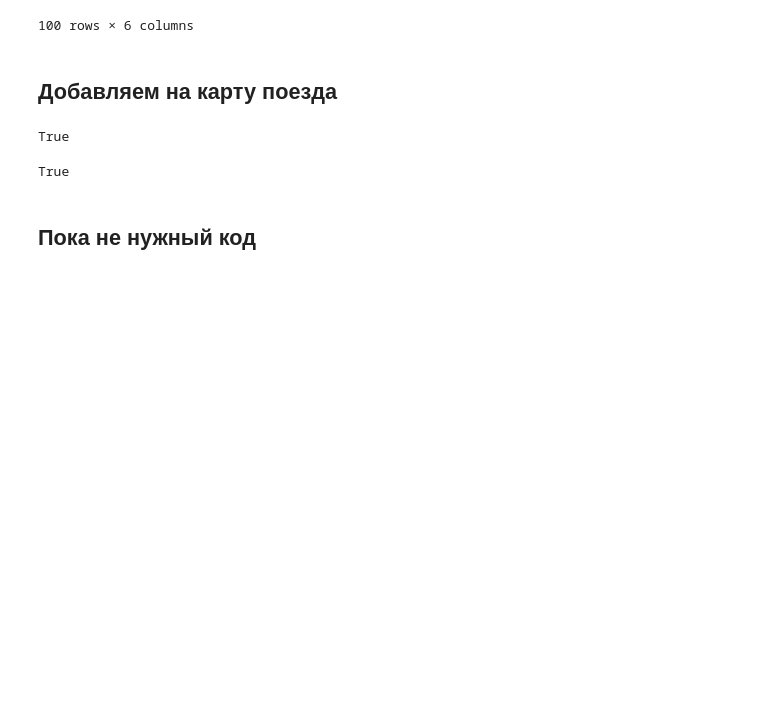
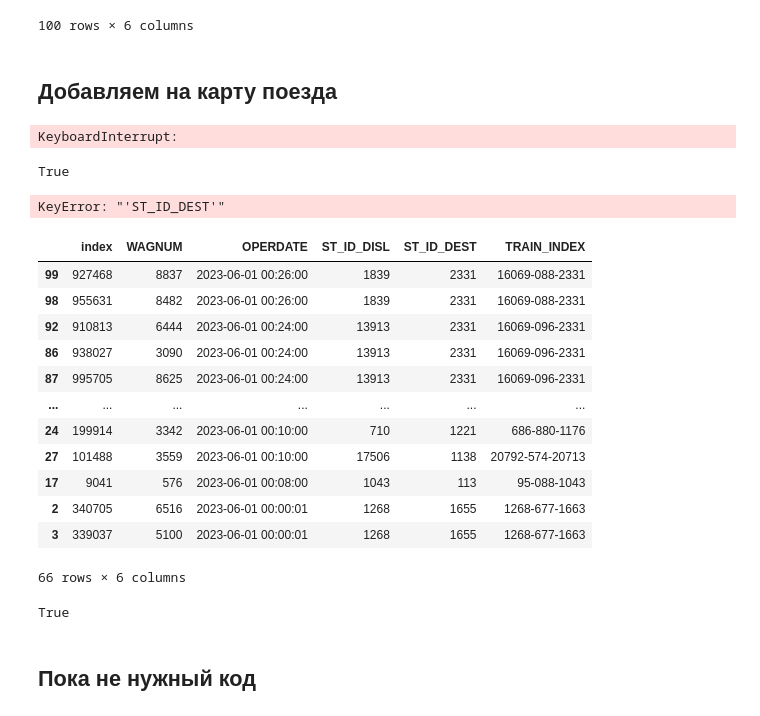
Before and after one commit to progagoda/data_wagon, a Jupyter notebook: PyMt/Test.ipynb, the cells around one changed output. Cells and saved outputs as stored; diff of their text form; code cells hidden in the pictures; blank space fills up the shorter version.

```diff
--- a/PyMt/Test.ipynb
+++ b/PyMt/Test.ipynb
@@ -104,19 +104,54 @@ for index, row in latest_data.iterrows():
     # Добавляем маркер текущего расположения вагона
     current_location = station_coord.loc[station_coord['ST_ID'] == row['ST_ID_DISL']]
     if not current_location.empty:
-        folium.Marker(location=[current_location['LATITUDE'].values[0], current_location['LONGITUDE'].values[0]],
-                    popup=f"Train: {row['TRAIN_INDEX']}, Destination: {row['ST_ID_DEST']}").add_to(m)
+        folium.Marker(location=[current_location['LATITUDE'].values[0],
+                                current_location['LONGITUDE'].values[0]],
+                    popup=f"<div>Train: {row['TRAIN_INDEX']},\n Destination: {row['ST_ID_DEST']},\n<\div>").add_to(m)
 
-# 3. При нажатии на вагон отметить точку назначения текущего вагона
-for index, row in latest_data.iterrows():
-    # Добавляем всплывающий маркер для точки назначения
-    destination_location = station_coord.loc[station_coord['ST_ID'] == row['ST_ID_DEST']]
-    if not destination_location.empty:
-        folium.Marker(location=[destination_location['LATITUDE'].values[0], destination_location['LONGITUDE'].values[0]],
-                    popup=f"Destination: {row['ST_ID_DEST']}").add_to(m)
+# # 3. При нажатии на вагон отметить точку назначения текущего вагона
+# for index, row in latest_data.iterrows():
+#     # Добавляем всплывающий маркер для точки назначения
+#     destination_location = station_coord.loc[station_coord['ST_ID'] == row['ST_ID_DEST']]
+#     if not destination_location.empty:
+#         folium.Marker(location=[destination_location['LATITUDE'].values[0], destination_location['LONGITUDE'].values[0]],
+#                     popup=f"Destination: {row['ST_ID_DEST']}").add_to(m)
 
 # Сохраняем карту в HTML-файл
 m.save('train_map.html')
 webbrowser.open_new_tab('train_map.html')
 # %% [output]
-True
+KeyboardInterrupt:
+# %%
+for index, row in latest_data.iterrows():
+    # Добавляем маркер текущего расположения вагона
+    current_location = station_coord.loc[station_coord['ST_ID'] == row['ST_ID_DISL']]
+    if not current_location.empty:
+        popup_html=fr"""<div >
+                        Номер поезда: {row['TRAIN_INDEX']}<br>
+                        Дата обновления: {row["OPERDATE"]}<br>
+                        ID станции прибытия: {row['ST_ID_DEST']}<br>
+                        ID текущей станции: {row['ST_ID_DISL']}<br>
+
+                        <\div>"""
+        folium.Marker(location=[current_location['LATITUDE'].values[0],
+                                current_location['LONGITUDE'].values[0]],
+                    popup=folium.Popup(popup_html, min_width=500),
+                    icon=folium.Icon(color='orange', icon='leaf', prefix='fa')).add_to(m)
+
+
+# Сохраняем карту в HTML-файл
+m.save('train_map.html')
+webbrowser.open_new_tab('train_map.html')
+# %% [output]
+True
+# %%
+popup_html = f"""
+    <div style="background-color: #f8f9fa; padding: 10px; border-radius: 5px; box-shadow: 2px 2px 5px #888888;">
+        <p>Номер поезда: {row['TRAIN_INDEX']}<\p>
+        <p>Дата обновления: {row["OPERDATE"]}<\p>
+        <p>ID текущей станции: {row["ST_ID_DISL"]}<\p>
+        <p>ID станции прибытия: {row["'ST_ID_DEST'"]}<\p>
+    </div>
+"""
+# %% [output]
+KeyError: "'ST_ID_DEST'"
@@ -123,3 +192,19 @@ True
+# %%
+latest_data
+# %% [output]
+|  | index | WAGNUM | OPERDATE | ST_ID_DISL | ST_ID_DEST | TRAIN_INDEX |
+| 99 | 927468 | 8837 | 2023-06-01 00:26:00 | 1839 | 2331 | 16069-088-2331 |
+| 98 | 955631 | 8482 | 2023-06-01 00:26:00 | 1839 | 2331 | 16069-088-2331 |
+| 92 | 910813 | 6444 | 2023-06-01 00:24:00 | 13913 | 2331 | 16069-096-2331 |
+| 86 | 938027 | 3090 | 2023-06-01 00:24:00 | 13913 | 2331 | 16069-096-2331 |
+| 87 | 995705 | 8625 | 2023-06-01 00:24:00 | 13913 | 2331 | 16069-096-2331 |
+| ... | ... | ... | ... | ... | ... | ... |
+| 24 | 199914 | 3342 | 2023-06-01 00:10:00 | 710 | 1221 | 686-880-1176 |
+| 27 | 101488 | 3559 | 2023-06-01 00:10:00 | 17506 | 1138 | 20792-574-20713 |
+| 17 | 9041 | 576 | 2023-06-01 00:08:00 | 1043 | 113 | 95-088-1043 |
+| 2 | 340705 | 6516 | 2023-06-01 00:00:01 | 1268 | 1655 | 1268-677-1663 |
+| 3 | 339037 | 5100 | 2023-06-01 00:00:01 | 1268 | 1655 | 1268-677-1663 |
+66 rows × 6 columns
 # %%
 # webbrowser.open_new_tab('train_map.html')
 # %% [output]
```
Also changed, not shown: parts of 1 cell of this notebook, 6 other files.
